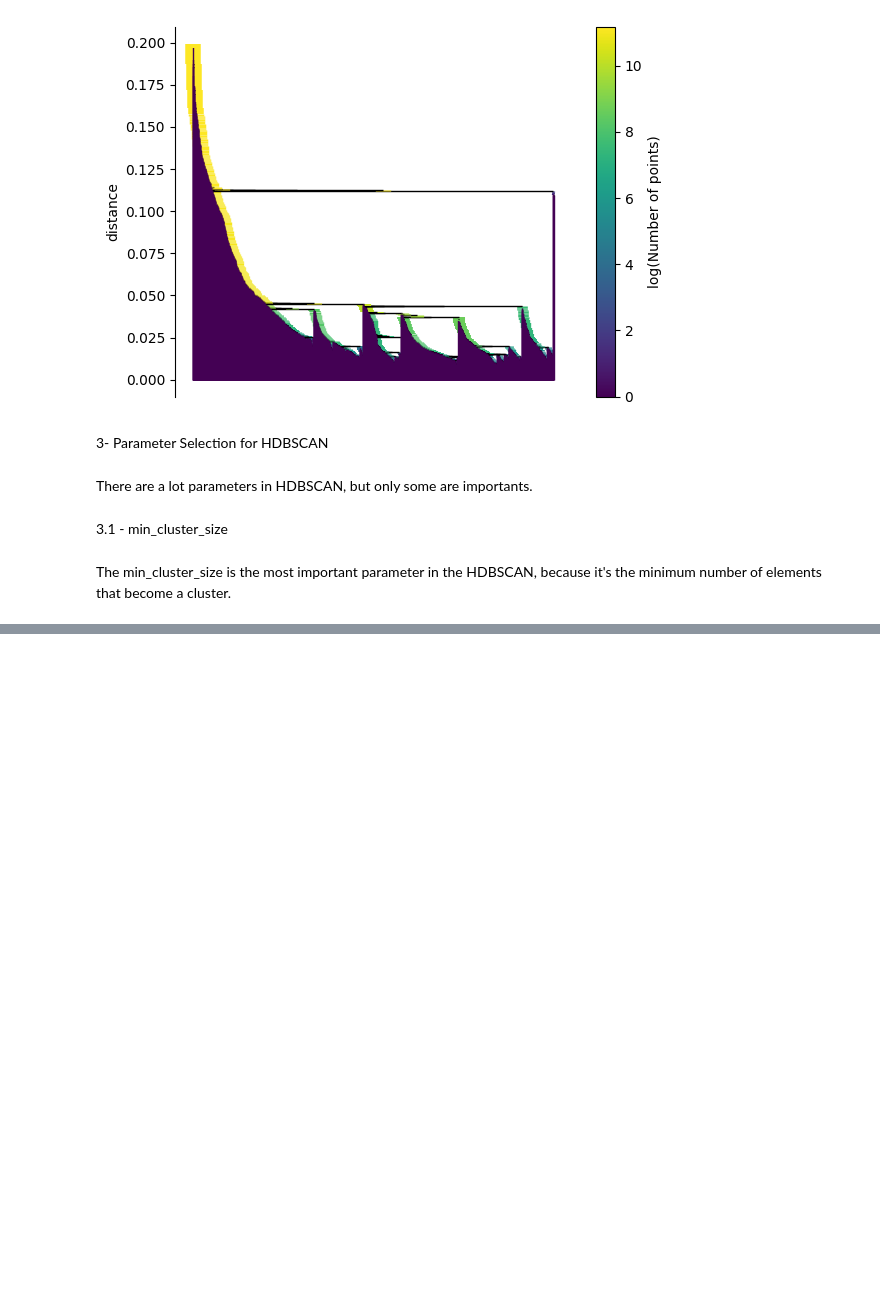
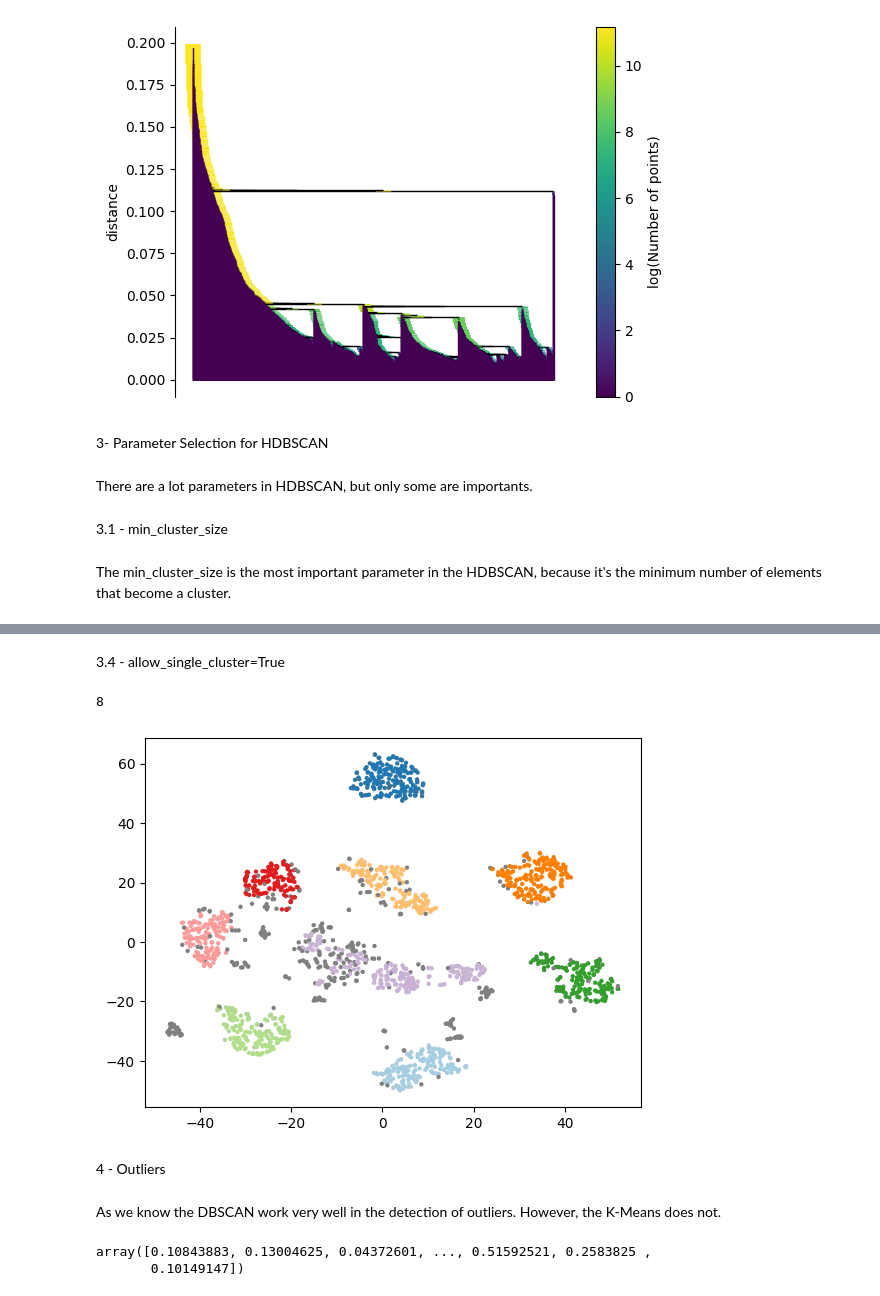
Before and after one commit to HiperBrainer/HDBSCAN, a Jupyter notebook: hdbscan.ipynb, the cells around one changed output, grey strips where cells are left out. Cells and saved outputs as stored; diff of their text form; code cells hidden in the pictures; blank space fills up the shorter version.

```diff
--- a/hdbscan.ipynb
+++ b/hdbscan.ipynb
@@ -166,0 +199,26 @@ clusterer.labels_.max()
+# %% [markdown]
+3.4 - allow_single_cluster=True
+# %%
+clusterer = hdbscan.HDBSCAN(min_cluster_size=60, min_samples=1,cluster_selection_method='leaf',allow_single_cluster=True).fit(data)
+color_palette = sns.color_palette('Paired', 12)
+cluster_colors = [color_palette[x] if x >= 0
+                  else (0.5, 0.5, 0.5)
+                  for x in clusterer.labels_]
+cluster_member_colors = [sns.desaturate(x, p) for x, p in
+                         zip(cluster_colors, clusterer.probabilities_)]
+plt.scatter(*projection.T,s=10, linewidth=0,alpha=1,c=cluster_member_colors)
+clusterer.labels_.max()
+# %% [output]
+8
+[figure, added]
+# %% [markdown]
+4 - Outliers
+# %% [markdown]
+As we know the DBSCAN work very well in the detection of outliers. However, the K-Means does not.
+# %%
+data = np.load('clusterable_data.npy')
+clusterer = hdbscan.HDBSCAN(min_cluster_size=45,min_samples=1 ).fit(data)
+clusterer.outlier_scores_
+# %% [output]
+array([0.10843883, 0.13004625, 0.04372601, ..., 0.51592521, 0.2583825 ,
+       0.10149147])
```
Also changed, not shown: parts of 19 cells of this notebook.
